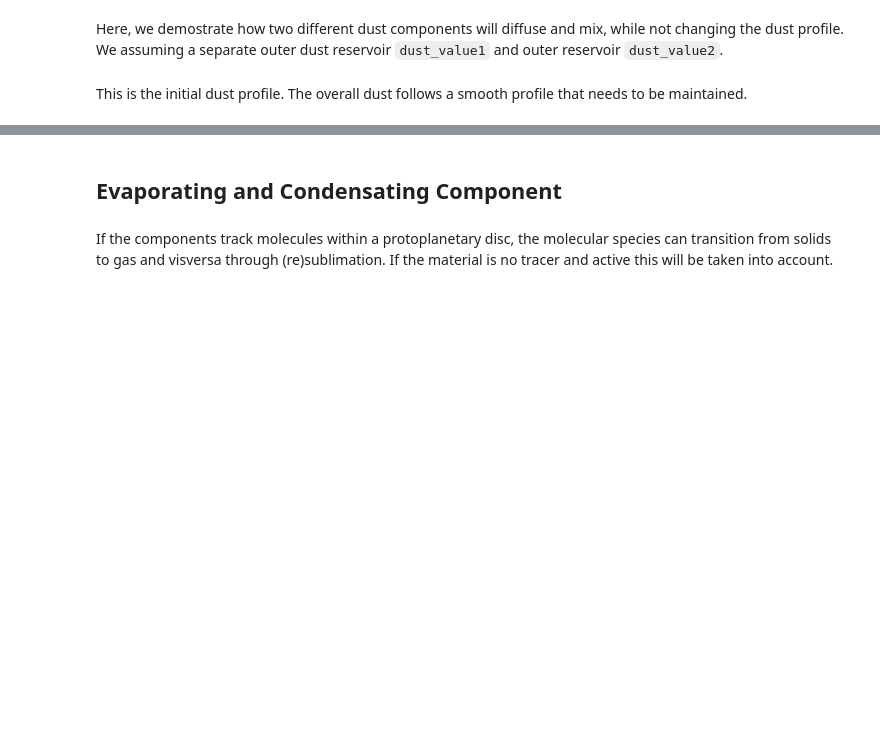
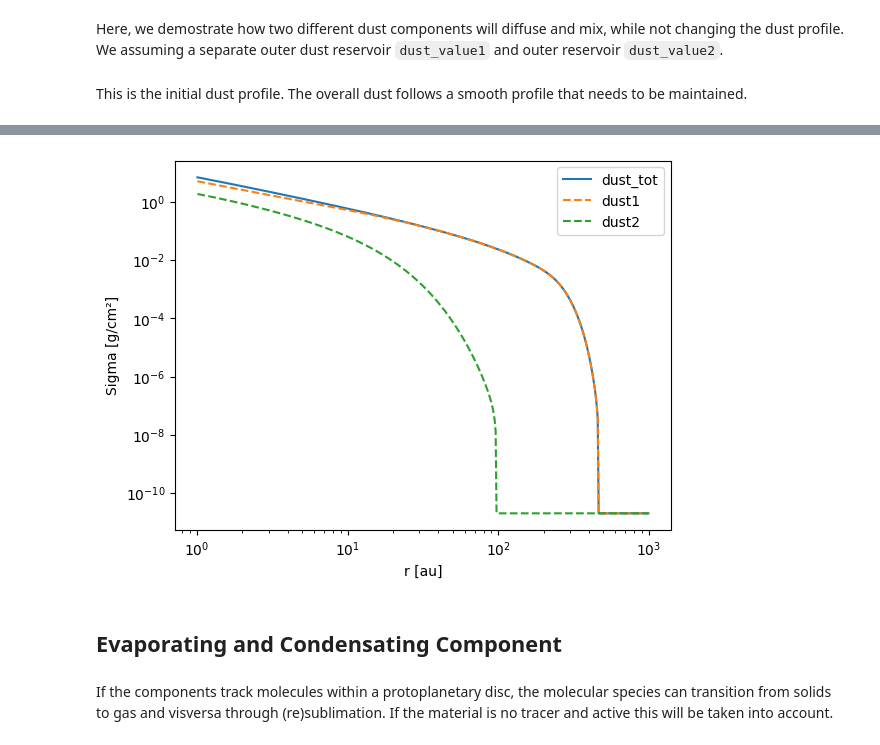
Before and after one commit to tripod-code/tripod, a Jupyter notebook: docs/source/5_compositional_tracking.ipynb, the cells around one changed output, grey strips where cells are left out. Saved outputs shown, nothing was run; the diff lists cells and outputs as text; code cells hidden in the pictures; blank space fills up the shorter version.

```diff
--- a/docs/source/5_compositional_tracking.ipynb
+++ b/docs/source/5_compositional_tracking.ipynb
@@ -212,16 +287,18 @@ sim.run()
 # %%
 plt.figure()
-plt.plot(sim.grid.r/c.au,sim.dust.Sigma.sum(-1),label="gas")
+plt.plot(sim.grid.r/c.au,sim.dust.Sigma.sum(-1),label="dust_tot")
 
-for i in range(20):
-    plt.plot(sim.grid.r/c.au,sim.components.dust1.dust.Sigma.sum(i),c='C0', alpha=(i+2)/22 ,label="dust1")
-    plt.plot(sim.grid.r/c.au,sim.components.dust2.dust.Sigma.sum(i),c='C1', alpha=(i+2)/22 ,label="dust2")
+
+plt.plot(sim.grid.r/c.au,sim.components.dust1.dust.Sigma.sum(-1),"--" ,label="dust1")
+plt.plot(sim.grid.r/c.au,sim.components.dust2.dust.Sigma.sum(-1),"--" ,label="dust2")
 plt.xscale("log")
 plt.yscale("log")
 plt.xlabel("r [au]")
 plt.ylabel("Sigma [g/cm²]")
 plt.legend()
 plt.show()
+# %% [output]
+[figure, added]
 # %% [markdown]
 ## Evaporating and Condensating Component
 # %% [markdown]
```
Also changed, not shown: parts of 16 cells of this notebook, 5 other files.
